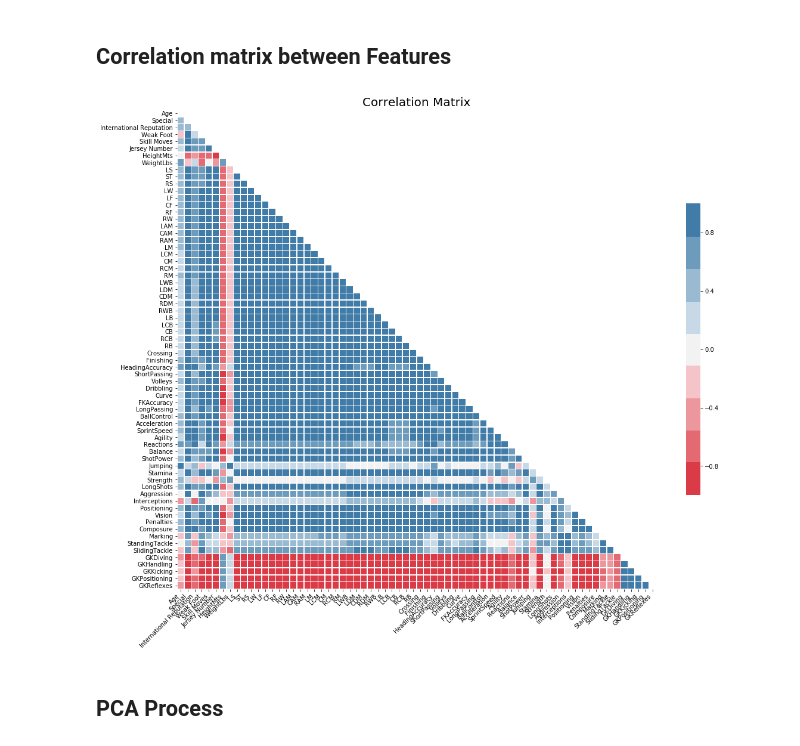
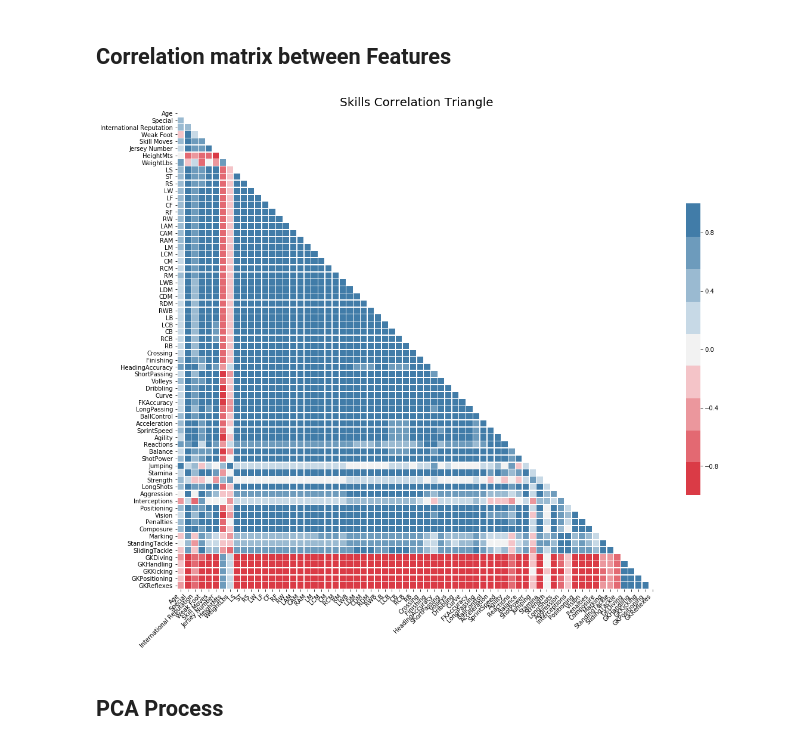
Before and after one commit to ansegura7/DataScience_FIFA19Data, a Jupyter notebook: code/PrincipalComponentAnalysis.ipynb, the cells around one changed output. Cells and saved outputs as stored; diff of their text form; code cells hidden in the pictures.

```diff
--- a/code/PrincipalComponentAnalysis.ipynb
+++ b/code/PrincipalComponentAnalysis.ipynb
@@ -18,7 +18,7 @@ import seaborn as sns
 from mpl_toolkits.mplot3d import Axes3D
 # %%
 # Read FIFA 19 players data only using the current skill values
-dataURL = "https://raw.githubusercontent.com/ansegura7/DataScience_FIFA19Data/master/data/fifa19_overall_data.csv"
+dataURL = "../data/fifa19_overall_data.csv"
 data = pd.read_csv(dataURL)
 # %% [markdown]
 ## Selecting categorical and numeric variables
@@ -158,25 +158,25 @@ corr = dfSkills.corr()
 # %%
 # Generate a mask for the upper triangle
 mask = np.zeros_like(corr, dtype = np.bool)
 mask[np.triu_indices_from(mask)] = True
 
 # Set up the matplotlib figure
 fig, ax1 = plt.subplots(figsize = (18, 18))
 
 # Generate a custom diverging colormap
 cmap = sns.diverging_palette(10, 240, n = 9)
 
 # Draw the heatmap with the mask and correct aspect ratio
 sns.heatmap(corr, mask = mask, cmap = cmap, vmin = -1, vmax = 1, center = 0,
             square = True, linewidths = .5, cbar_kws = {"shrink": .5})
 
 ax1.set_xticklabels(ax1.get_xticklabels(), rotation = 45, horizontalalignment = 'right');
 
 # Add title
-ax1.set_title("Correlation Matrix", fontsize = 20)
+ax1.set_title("Skills Correlation Triangle", fontsize = 20)
 plt.show()
 # %% [output]
-[figure, old version]
+[figure, new version]
 # %% [markdown]
 ## PCA Process
 # %% [markdown]
```
Also changed, not shown: parts of 2 cells of this notebook, 3 other files.
